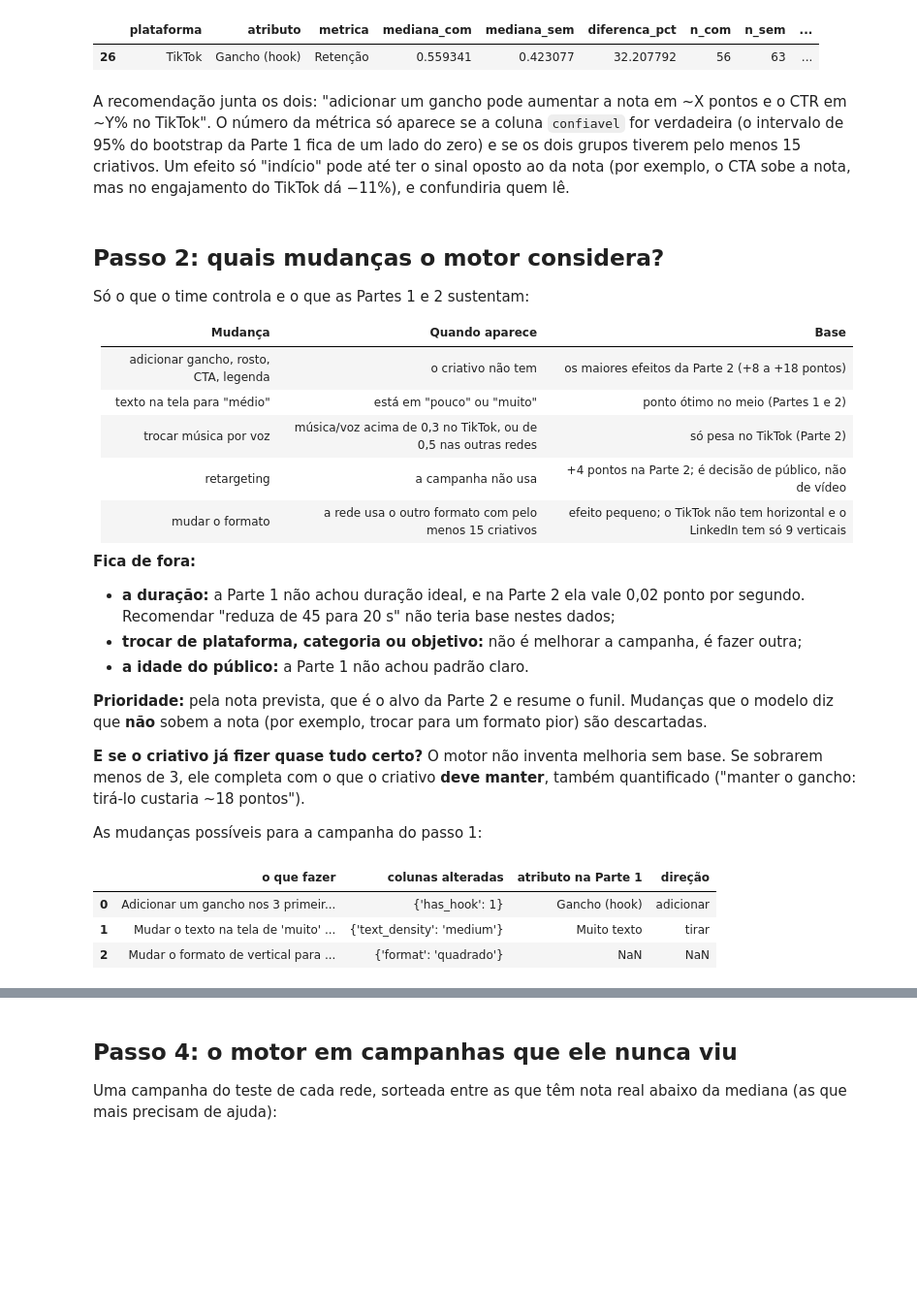
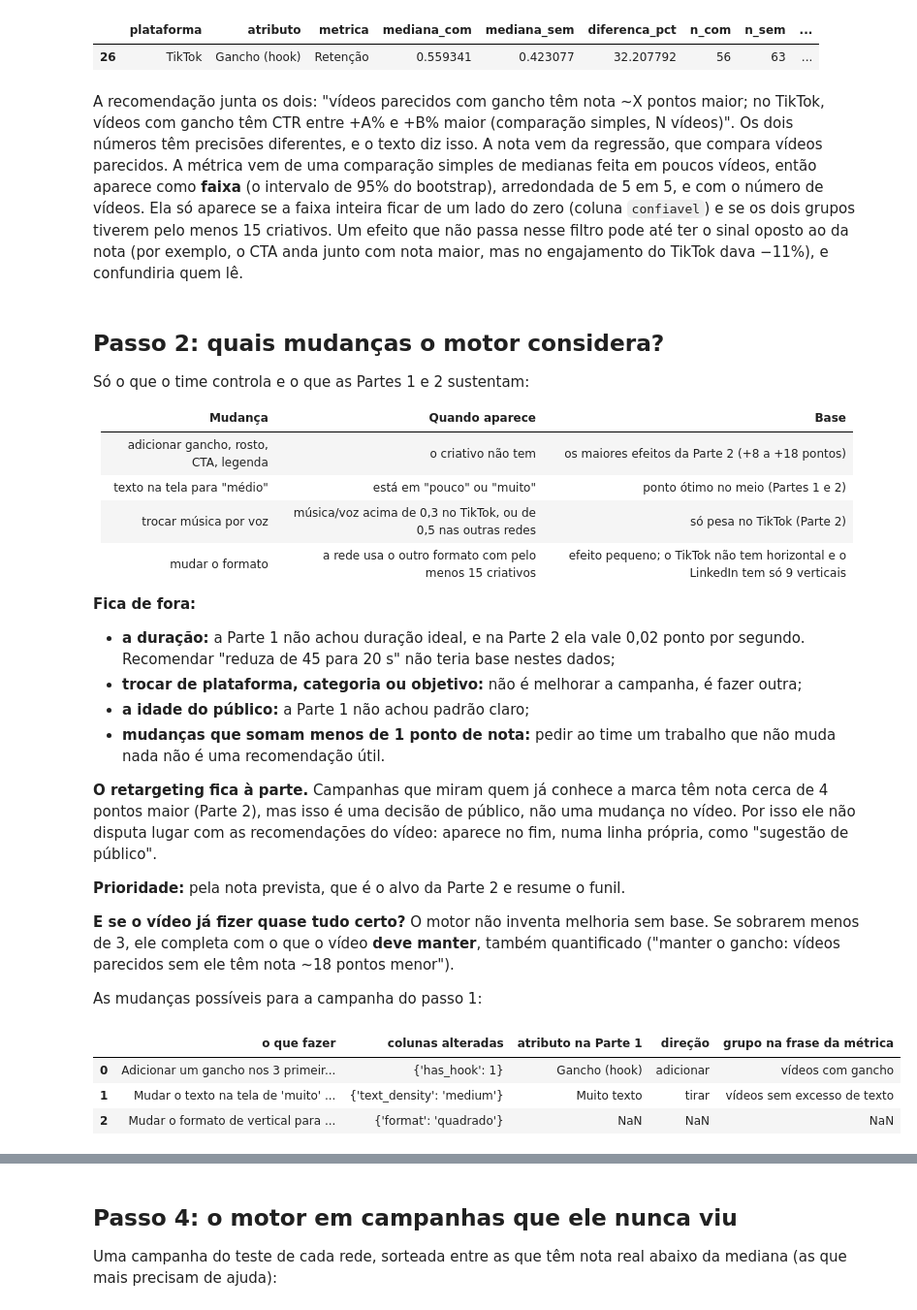
Before and after one commit to 0tomz/2-fase-ps-klike-tomaz, a Jupyter notebook: notebooks/parte3/3_motor_de_recomendacoes.ipynb, the cells around one changed output, grey strips where cells are left out. Shown at 97% size. Cells and saved outputs as stored; diff of their text form; code cells hidden in the pictures; blank space fills up the shorter version.

```diff
--- a/notebooks/parte3/3_motor_de_recomendacoes.ipynb
+++ b/notebooks/parte3/3_motor_de_recomendacoes.ipynb
@@ -81,7 +81,7 @@ linha_efeito
 |  | plataforma | atributo | metrica | mediana_com | mediana_sem | diferenca_pct | n_com | n_sem | ... |
 | 26 | TikTok | Gancho (hook) | Retenção | 0.559341 | 0.423077 | 32.207792 | 56 | 63 | ... |
 # %% [markdown]
-A recomendação junta os dois: "adicionar um gancho pode aumentar a nota em ~X pontos e o CTR em ~Y% no TikTok". O número da métrica só aparece se a coluna `confiavel` for verdadeira (o intervalo de 95% do bootstrap da Parte 1 fica de um lado do zero) e se os dois grupos tiverem pelo menos 15 criativos. Um efeito só "indício" pode até ter o sinal oposto ao da nota (por exemplo, o CTA sobe a nota, mas no engajamento do TikTok dá −11%), e confundiria quem lê.
+A recomendação junta os dois: "vídeos parecidos com gancho têm nota ~X pontos maior; no TikTok, vídeos com gancho têm CTR entre +A% e +B% maior (comparação simples, N vídeos)". Os dois números têm precisões diferentes, e o texto diz isso. A nota vem da regressão, que compara vídeos parecidos. A métrica vem de uma comparação simples de medianas feita em poucos vídeos, então aparece como **faixa** (o intervalo de 95% do bootstrap), arredondada de 5 em 5, e com o número de vídeos. Ela só aparece se a faixa inteira ficar de um lado do zero (coluna `confiavel`) e se os dois grupos tiverem pelo menos 15 criativos. Um efeito que não passa nesse filtro pode até ter o sinal oposto ao da nota (por exemplo, o CTA anda junto com nota maior, mas no engajamento do TikTok dava −11%), e confundiria quem lê.
 # %% [markdown]
 ## Passo 2: quais mudanças o motor considera?
 
@@ -92,26 +92,29 @@ Só o que o time controla e o que as Partes 1 e 2 sustentam:
 | adicionar gancho, rosto, CTA, legenda | o criativo não tem | os maiores efeitos da Parte 2 (+8 a +18 pontos) |
 | texto na tela para "médio" | está em "pouco" ou "muito" | ponto ótimo no meio (Partes 1 e 2) |
 | trocar música por voz | música/voz acima de 0,3 no TikTok, ou de 0,5 nas outras redes | só pesa no TikTok (Parte 2) |
-| retargeting | a campanha não usa | +4 pontos na Parte 2; é decisão de público, não de vídeo |
 | mudar o formato | a rede usa o outro formato com pelo menos 15 criativos | efeito pequeno; o TikTok não tem horizontal e o LinkedIn tem só 9 verticais |
 
 **Fica de fora:**
 - **a duração:** a Parte 1 não achou duração ideal, e na Parte 2 ela vale 0,02 ponto por segundo. Recomendar "reduza de 45 para 20 s" não teria base nestes dados;
 - **trocar de plataforma, categoria ou objetivo:** não é melhorar a campanha, é fazer outra;
-- **a idade do público:** a Parte 1 não achou padrão claro.
+- **a idade do público:** a Parte 1 não achou padrão claro;
+- **mudanças que somam menos de 1 ponto de nota:** pedir ao time um trabalho que não muda nada não é uma recomendação útil.
 
-**Prioridade:** pela nota prevista, que é o alvo da Parte 2 e resume o funil. Mudanças que o modelo diz que **não** sobem a nota (por exemplo, trocar para um formato pior) são descartadas.
+**O retargeting fica à parte.** Campanhas que miram quem já conhece a marca têm nota cerca de 4 pontos maior (Parte 2), mas isso é uma decisão de público, não uma mudança no vídeo. Por isso ele não disputa lugar com as recomendações do vídeo: aparece no fim, numa linha própria, como "sugestão de público".
 
-**E se o criativo já fizer quase tudo certo?** O motor não inventa melhoria sem base. Se sobrarem menos de 3, ele completa com o que o criativo **deve manter**, também quantificado ("manter o gancho: tirá-lo custaria ~18 pontos").
+**Prioridade:** pela nota prevista, que é o alvo da Parte 2 e resume o funil.
+
+**E se o vídeo já fizer quase tudo certo?** O motor não inventa melhoria sem base. Se sobrarem menos de 3, ele completa com o que o vídeo **deve manter**, também quantificado ("manter o gancho: vídeos parecidos sem ele têm nota ~18 pontos menor").
 
 As mudanças possíveis para a campanha do passo 1:
 # %%
-pd.DataFrame(mudancas_possiveis(campanha, motor), columns=["o que fazer", "colunas alteradas", "atributo na Parte 1", "direção"])
+pd.DataFrame(mudancas_possiveis(campanha, motor), columns=["o que fazer", "colunas alteradas", "atributo na Parte 1", "direção",
+                                                         "grupo na frase da métrica"])
 # %% [output]
-|  | o que fazer | colunas alteradas | atributo na Parte 1 | direção |
-| 0 | Adicionar um gancho nos 3 primeir... | {'has_hook': 1} | Gancho (hook) | adicionar |
-| 1 | Mudar o texto na tela de 'muito' ... | {'text_density': 'medium'} | Muito texto | tirar |
-| 2 | Mudar o formato de vertical para ... | {'format': 'quadrado'} | NaN | NaN |
+|  | o que fazer | colunas alteradas | atributo na Parte 1 | direção | grupo na frase da métrica |
+| 0 | Adicionar um gancho nos 3 primeir... | {'has_hook': 1} | Gancho (hook) | adicionar | vídeos com gancho |
+| 1 | Mudar o texto na tela de 'muito' ... | {'text_density': 'medium'} | Muito texto | tirar | vídeos sem excesso de texto |
+| 2 | Mudar o formato de vertical para ... | {'format': 'quadrado'} | NaN | NaN | NaN |
 # %% [markdown]
 ## Passo 3: o motor completo
 
```
Also changed, not shown: parts of 13 cells of this notebook, 18 other files.
